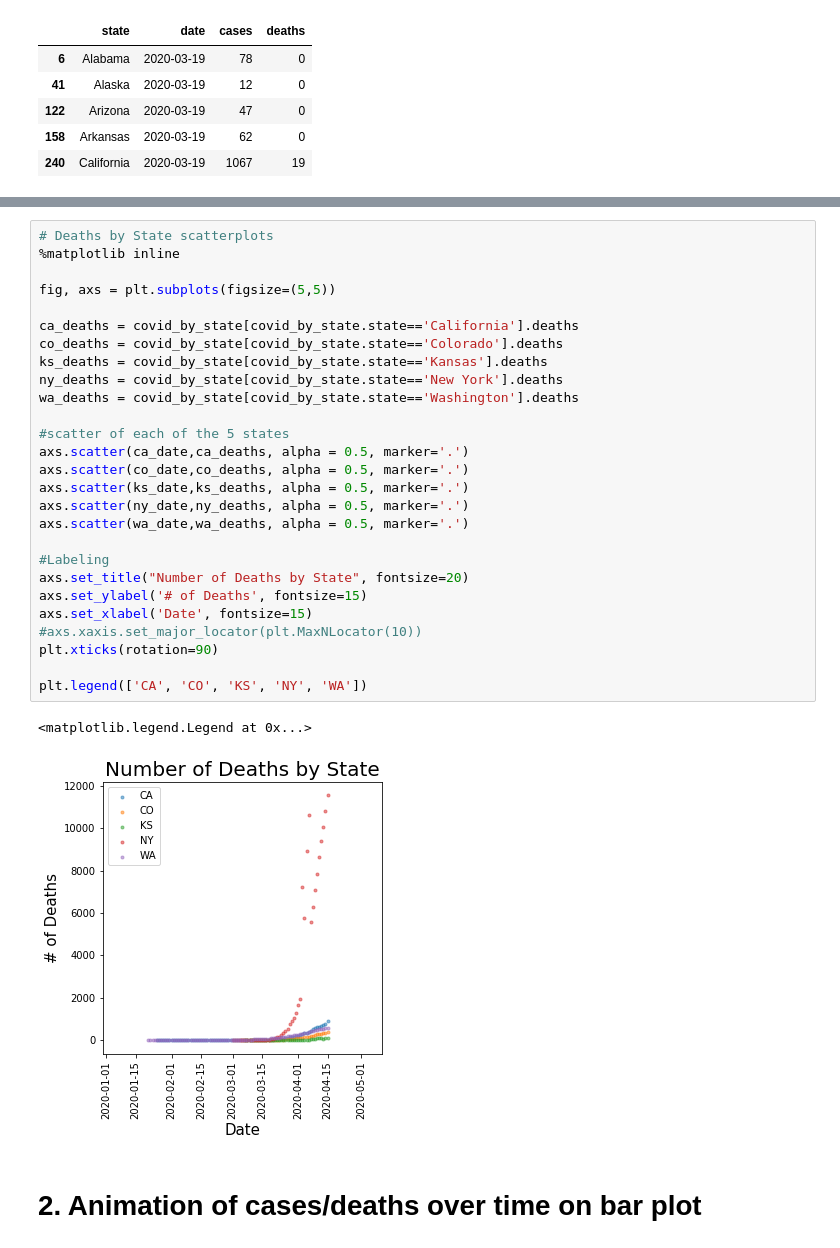
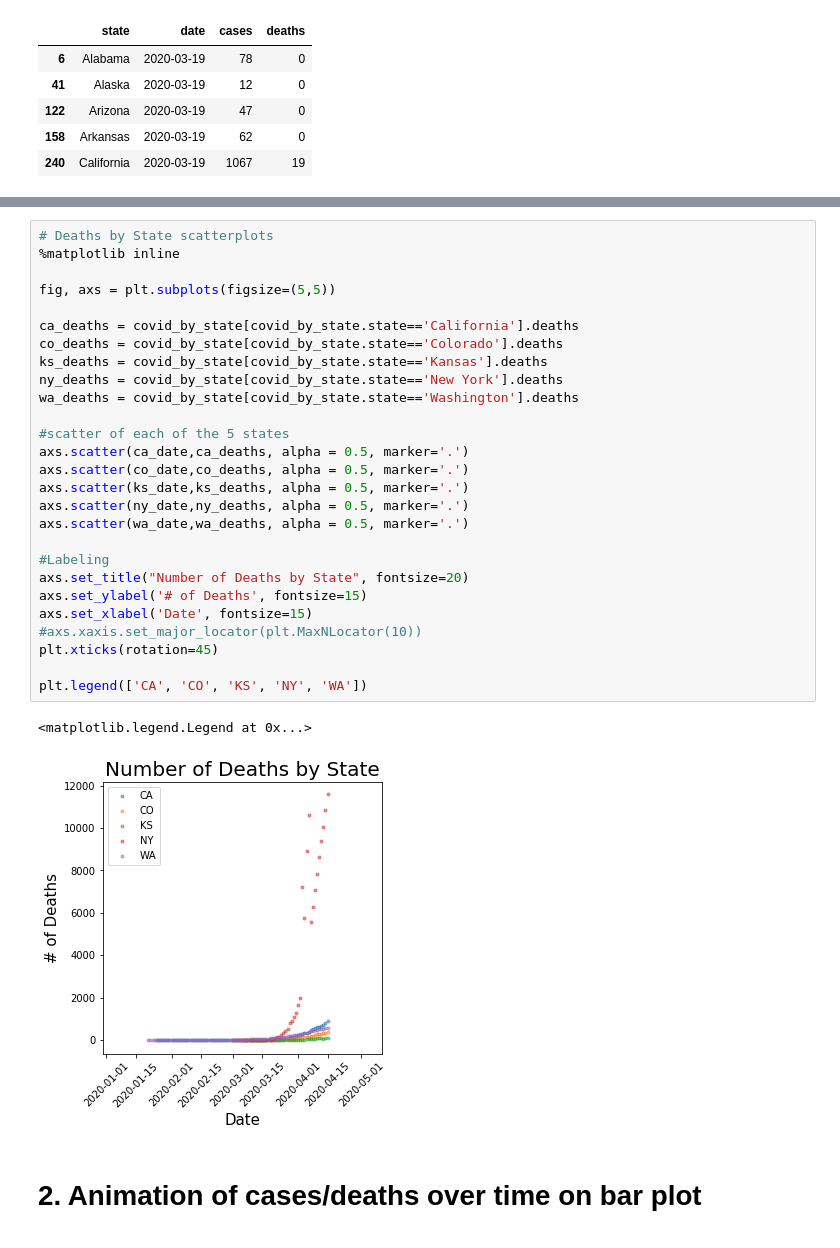
Before and after one commit to CSJohnLee/COVID19_Project, a Jupyter notebook: Lee_EDA.ipynb, the cells around one changed output, grey strips where cells are left out. Saved outputs shown, nothing was run; the diff lists cells and outputs as text.

```diff
--- a/Lee_EDA.ipynb
+++ b/Lee_EDA.ipynb
@@ -80,33 +80,33 @@ plt.legend(['CA', 'CO', 'KS', 'NY', 'WA'])
 # %%
 # Deaths by State scatterplots
 %matplotlib inline
 
 fig, axs = plt.subplots(figsize=(5,5))
 
 ca_deaths = covid_by_state[covid_by_state.state=='California'].deaths
 co_deaths = covid_by_state[covid_by_state.state=='Colorado'].deaths
 ks_deaths = covid_by_state[covid_by_state.state=='Kansas'].deaths
 ny_deaths = covid_by_state[covid_by_state.state=='New York'].deaths
 wa_deaths = covid_by_state[covid_by_state.state=='Washington'].deaths
 
 #scatter of each of the 5 states
 axs.scatter(ca_date,ca_deaths, alpha = 0.5, marker='.')
 axs.scatter(co_date,co_deaths, alpha = 0.5, marker='.')
 axs.scatter(ks_date,ks_deaths, alpha = 0.5, marker='.')
 axs.scatter(ny_date,ny_deaths, alpha = 0.5, marker='.')
 axs.scatter(wa_date,wa_deaths, alpha = 0.5, marker='.')
 
 #Labeling
 axs.set_title("Number of Deaths by State", fontsize=20)
 axs.set_ylabel('# of Deaths', fontsize=15)
 axs.set_xlabel('Date', fontsize=15)
 #axs.xaxis.set_major_locator(plt.MaxNLocator(10))
-plt.xticks(rotation=90)
+plt.xticks(rotation=45)
 
 plt.legend(['CA', 'CO', 'KS', 'NY', 'WA'])
 # %% [output]
 <matplotlib.legend.Legend at 0x...>
-[figure, old version]
+[figure, new version]
 # %% [markdown]
 # 2. Animation of cases/deaths over time on bar plot
 # %%
```
Also changed, not shown: parts of 16 cells of this notebook, 2 other files.
